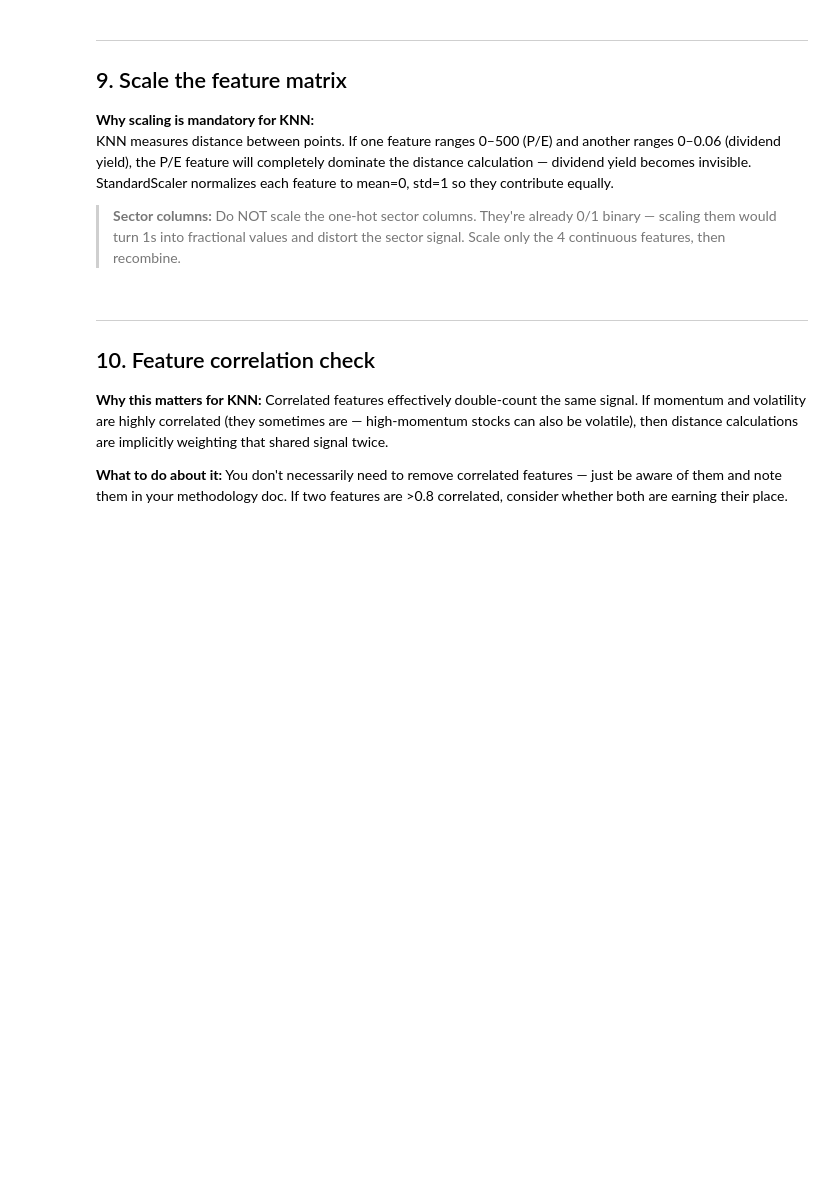
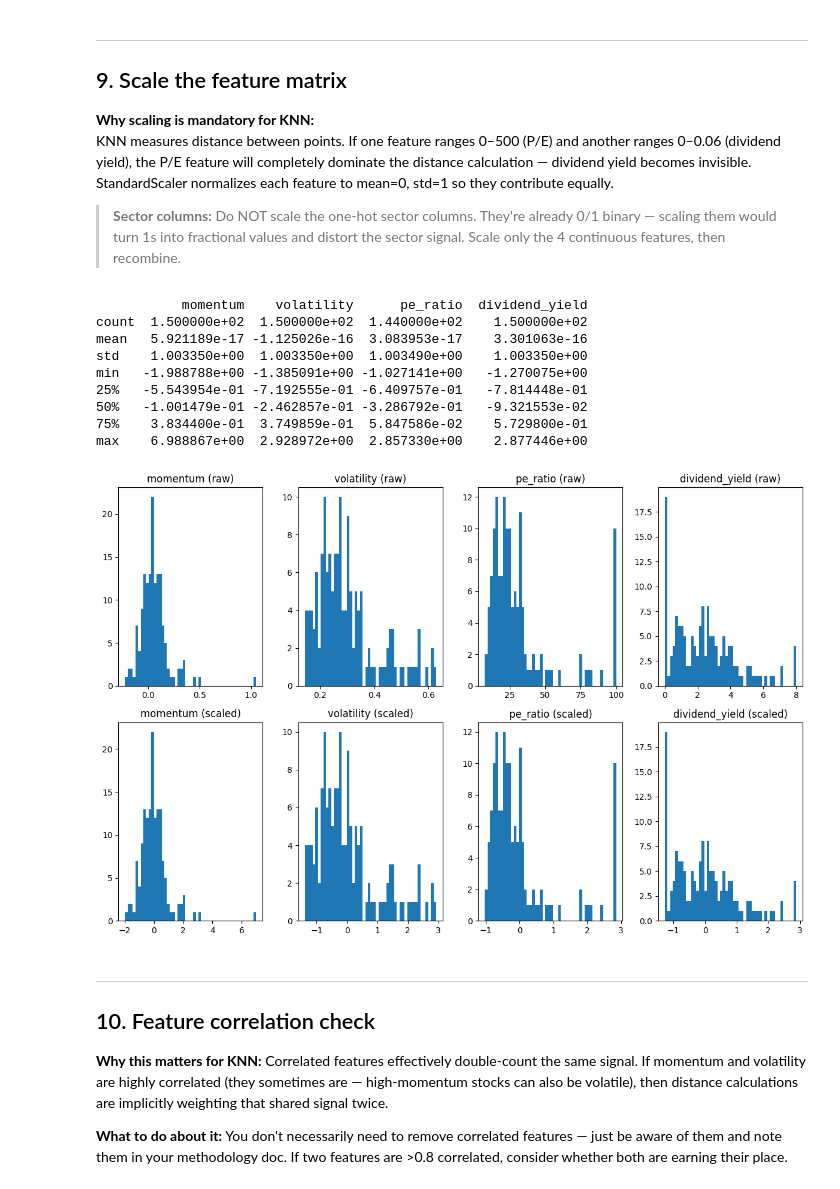
Before and after one commit to tanishakhabe/SmartStocks-Revamp, a Jupyter notebook: backend/notebooks/02_feature_engineering.ipynb, the cells around one changed output. Drawn from its saved outputs; the diff is of its cells as text; code cells hidden in the pictures; blank space fills up the shorter version.

```diff
--- a/backend/notebooks/02_feature_engineering.ipynb
+++ b/backend/notebooks/02_feature_engineering.ipynb
@@ -357,14 +542,50 @@ KNN measures distance between points. If one feature ranges 0–500 (P/E) and an
 > **Sector columns:** Do NOT scale the one-hot sector columns. They're already 0/1 binary — scaling them would turn 1s into fractional values and distort the sector signal. Scale only the 4 continuous features, then recombine.
 # %%
 # TODO: separate continuous features from sector one-hot columns
+
+continuous_features = features_df[["momentum", "volatility", "pe_ratio", "dividend_yield"]]
+sector_features = features_df.drop(columns=continuous_features.columns)
+
+
 # TODO: fit StandardScaler on the continuous features only
+scaler = StandardScaler()
+scaled_continuous = scaler.fit_transform(continuous_features)
+scaled_continuous_df = pd.DataFrame(scaled_continuous, index=continuous_features.index, columns=continuous_features.columns)
+
 # TODO: transform and recombine with sector columns
+final_features_df = scaled_continuous_df.join(sector_features)
+
+
 # TODO: print .describe() on the scaled continuous columns
+print(final_features_df[continuous_features.columns].describe())
 #        — means should be ~0, stds should be ~1
+
+
 # TODO: plot distributions before vs after scaling for each continuous feature
+plt.figure(figsize=(12, 8))
+for i, col in enumerate(continuous_features.columns):
+    plt.subplot(2, 4, i + 1)
+    plt.hist(continuous_features[col].dropna(), bins=50)
+    plt.title(f"{col} (raw)")
+    plt.subplot(2, 4, i + 5)
+    plt.hist(final_features_df[col].dropna(), bins=50)
+    plt.title(f"{col} (scaled)")
+plt.tight_layout()
+plt.show()
 
 # QUESTION TO ANSWER: After scaling, what does a value of +2.0 in the
 # volatility column actually mean in plain English?
+# %% [output]
+           momentum    volatility      pe_ratio  dividend_yield
+count  1.500000e+02  1.500000e+02  1.440000e+02    1.500000e+02
+mean   5.921189e-17 -1.125026e-16  3.083953e-17    3.301063e-16
+std    1.003350e+00  1.003350e+00  1.003490e+00    1.003350e+00
+min   -1.988788e+00 -1.385091e+00 -1.027141e+00   -1.270075e+00
+25%   -5.543954e-01 -7.192555e-01 -6.409757e-01   -7.814448e-01
+50%   -1.001479e-01 -2.462857e-01 -3.286792e-01   -9.321553e-02
+75%    3.834400e-01  3.749859e-01  5.847586e-02    5.729800e-01
+max    6.988867e+00  2.928972e+00  2.857330e+00    2.877446e+00
+[figure, added]
 # %% [markdown]
 ---
 ## 10. Feature correlation check
```
Also changed, not shown: parts of 13 cells of this notebook, 2 other files.
